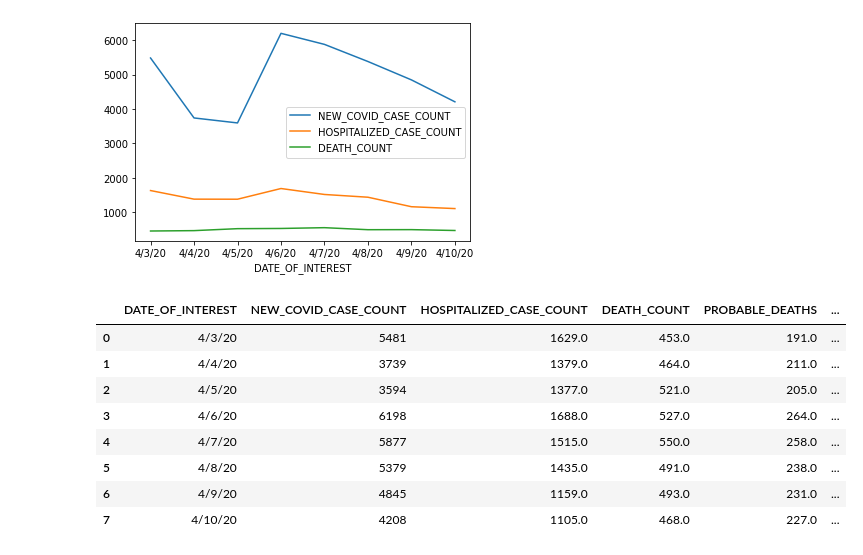
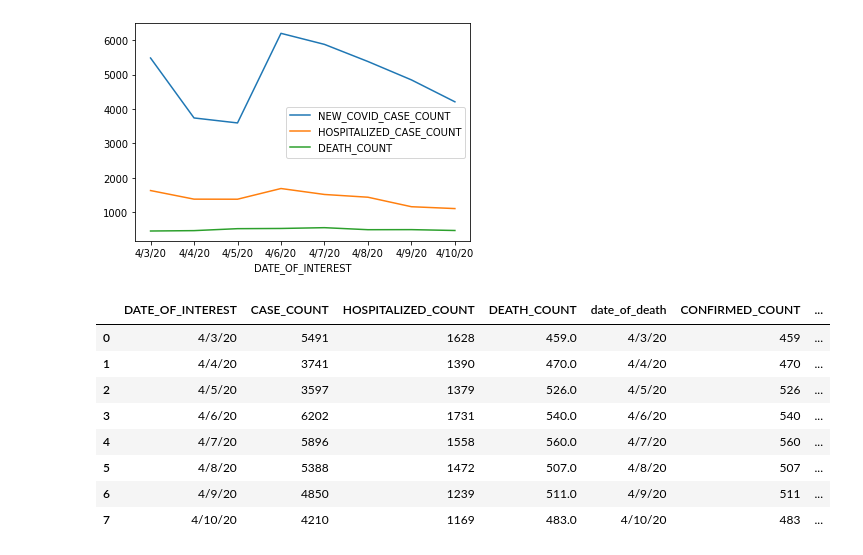
Before and after one commit to jacolonjr/COVID19, a Jupyter notebook: COVID19.ipynb, the cells around one changed output. Drawn from its saved outputs; the diff is of its cells as text; code cells hidden in the pictures.

```diff
--- a/COVID19.ipynb
+++ b/COVID19.ipynb
@@ -168,18 +173,18 @@ df_case.plot(x='DATE_OF_INTEREST')
 # %%
 # Merge the new DataFrame with another DataFrame (dod) only for the dates that are the same
 
-df_inner = pd.merge(df_case,dod,on='DATE_OF_INTEREST',how='inner')
+df_inner = pd.merge(df_case,dod_probable,left_on='DATE_OF_INTEREST', right_on='date_of_death')
 
 df_inner
 # %% [output]
-|  | DATE_OF_INTEREST | NEW_COVID_CASE_COUNT | HOSPITALIZED_CASE_COUNT | DEATH_COUNT | PROBABLE_DEATHS | ... |
-| 0 | 4/3/20 | 5481 | 1629.0 | 453.0 | 191.0 | ... |
-| 1 | 4/4/20 | 3739 | 1379.0 | 464.0 | 211.0 | ... |
-| 2 | 4/5/20 | 3594 | 1377.0 | 521.0 | 205.0 | ... |
-| 3 | 4/6/20 | 6198 | 1688.0 | 527.0 | 264.0 | ... |
-| 4 | 4/7/20 | 5877 | 1515.0 | 550.0 | 258.0 | ... |
-| 5 | 4/8/20 | 5379 | 1435.0 | 491.0 | 238.0 | ... |
-| 6 | 4/9/20 | 4845 | 1159.0 | 493.0 | 231.0 | ... |
-| 7 | 4/10/20 | 4208 | 1105.0 | 468.0 | 227.0 | ... |
+|  | DATE_OF_INTEREST | CASE_COUNT | HOSPITALIZED_COUNT | DEATH_COUNT | date_of_death | CONFIRMED_COUNT | ... |
+| 0 | 4/3/20 | 5491 | 1628 | 459.0 | 4/3/20 | 459 | ... |
+| 1 | 4/4/20 | 3741 | 1390 | 470.0 | 4/4/20 | 470 | ... |
+| 2 | 4/5/20 | 3597 | 1379 | 526.0 | 4/5/20 | 526 | ... |
+| 3 | 4/6/20 | 6202 | 1731 | 540.0 | 4/6/20 | 540 | ... |
+| 4 | 4/7/20 | 5896 | 1558 | 560.0 | 4/7/20 | 560 | ... |
+| 5 | 4/8/20 | 5388 | 1472 | 507.0 | 4/8/20 | 507 | ... |
+| 6 | 4/9/20 | 4850 | 1239 | 511.0 | 4/9/20 | 511 | ... |
+| 7 | 4/10/20 | 4210 | 1169 | 483.0 | 4/10/20 | 483 | ... |
 # %%
 # Create a plot for specific columns in the new DataFrame df_inner that has the joined data
```
Also changed, not shown: parts of 8 cells of this notebook.
